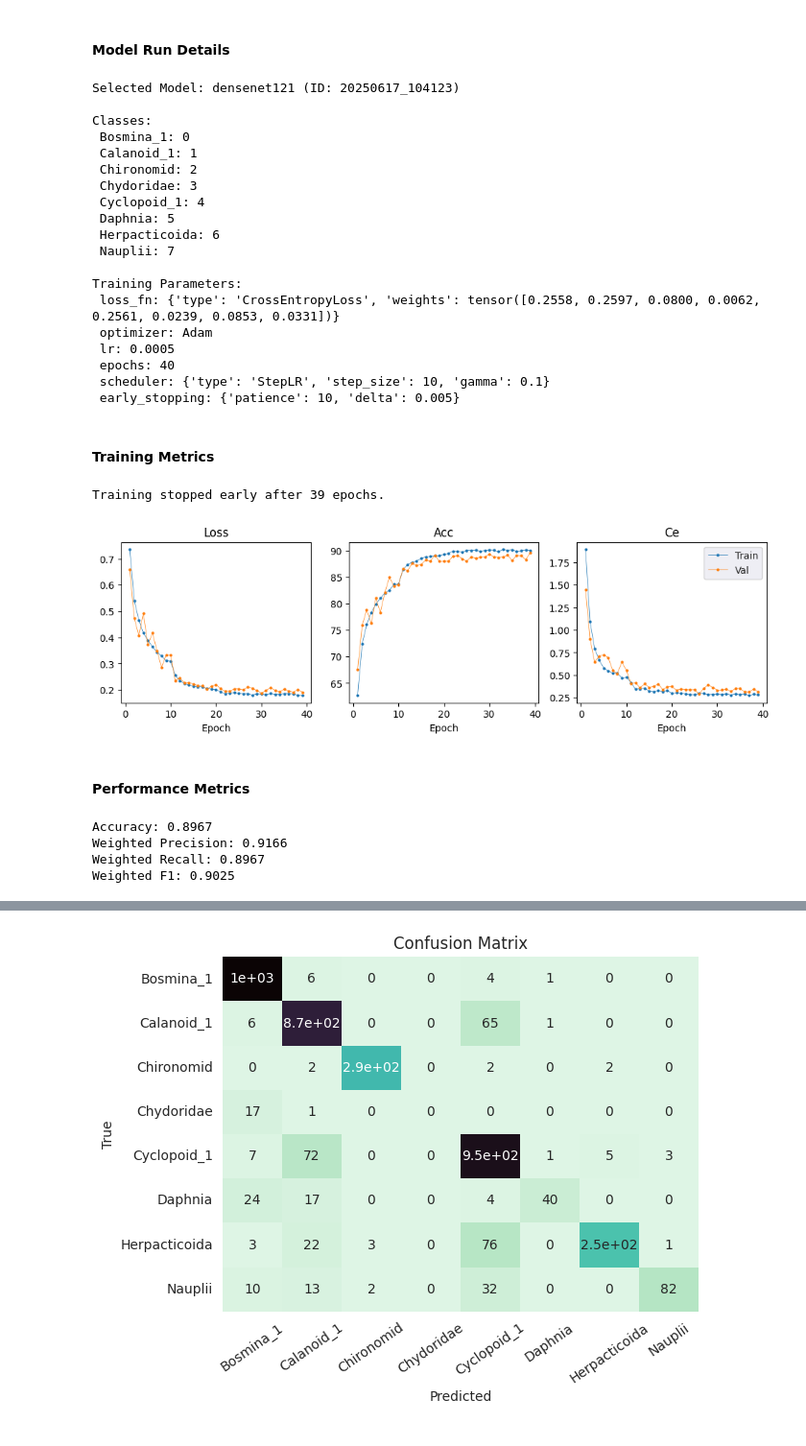
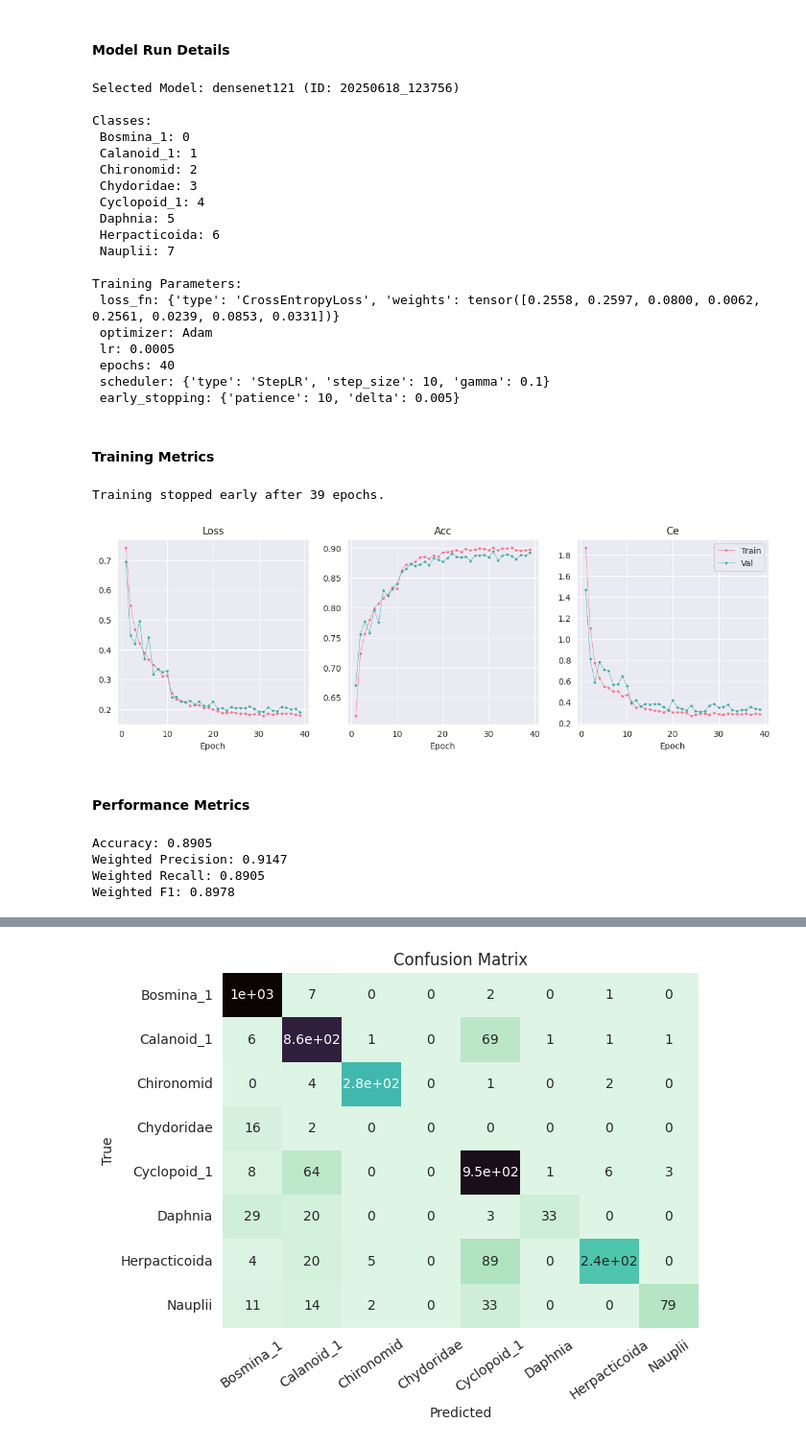
Before and after one commit to sofiar/Analysis_zooplankton, a Jupyter notebook: visualize_results.ipynb, the cells around one changed output, grey strips where cells are left out. Shown at 96% size. Drawn from its saved outputs; the diff is of its cells as text; code cells hidden in the pictures.

```diff
--- a/visualize_results.ipynb
+++ b/visualize_results.ipynb
@@ -26,7 +26,8 @@ With max_class_size increased to 5K, each run is ~ 400sec
 # %%
 # Corresponds to the desired model for displaying results.
 
-run_name = '20250617_104123_densenet121'
+run_name = '20250618_122437_densenet121'
+run_name = '20250618_123756_densenet121'
 # %% [markdown]
 #### Notebook & Data Set-Up
 # %%
@@ -70,7 +71,7 @@ print(f'Selected Model: {model_name} (ID: {model_id})')
 print('\nClasses:\n ' + '\n '.join(f'{cln}: {clid}' for cln, clid in class_map.items()))
 print('\nTraining Parameters:\n ' + '\n '.join(f'{p}: {pv}' for p, pv in hyperparameters.items()))
 # %% [output]
-Selected Model: densenet121 (ID: 20250617_104123)
+Selected Model: densenet121 (ID: 20250618_123756)
 
 Classes:
  Bosmina_1: 0
@@ -94,37 +95,38 @@ Training Parameters:
 # %%
 epochs = hyperparameters['epochs']
 actual_epochs = len(train_metrics['train_acc'])
 
 # Number of Epochs
 if actual_epochs < epochs:
     epochs_enum = list(range(1, actual_epochs+1))
     print(f'Training stopped early after {actual_epochs} epochs.')
 else:
     epochs_enum = list(range(1, epochs+1))
 
+sns.set_style('darkgrid')
+fig, axes = plt.subplots(1, 3, figsize = (14, 4), sharex = True)
+palette = sns.color_palette('husl', n_colors = 2)
 
-fig, axes = plt.subplots(1, 3, figsize = (12, 3), sharex = True)
-sns.set_style('darkgrid')
 metrics = ['loss', 'acc', 'ce']
 
 for i, metric in enumerate(metrics):
     train_values = train_metrics[f'train_{metric}']
     val_values = train_metrics[f'test_{metric}']
 
     if metric == 'acc':
-        train_values = [x * 100 for x in train_values]
+        val_values = [x / 100 for x in val_values]
 
-    axes[i].plot(epochs_enum, train_values, label = f'Train', marker='o', markersize=2, lw=0.5)
-    axes[i].plot(epochs_enum, val_values, label = f'Val', marker='o', markersize=2, lw=0.5)
+    axes[i].plot(epochs_enum, train_values, label = f'Train', marker = 'o', markersize = 2, lw = 0.5, color = palette[0])
+    axes[i].plot(epochs_enum, val_values, label = f'Val', marker = 'o', markersize = 2, lw = 0.5, color = palette[1])
 
     axes[i].set_title(metric.capitalize())
     axes[i].set_xlabel('Epoch')
 
 plt.legend()
 plt.show()
 # %% [output]
 Training stopped early after 39 epochs.
-[figure, old version]
+[figure, new version]
 # %% [markdown]
 #### Performance Metrics
 # %%
@@ -135,10 +137,10 @@ test_f1 = f1_score(y_pred, y_true, average = 'weighted')
 
 print(f'Accuracy: {test_acc:.4f}\nWeighted Precision: {test_prec:.4f}\nWeighted Recall: {test_recall:.4f}\nWeighted F1: {test_f1:.4f}')
 # %% [output]
-Accuracy: 0.8967
-Weighted Precision: 0.9166
-Weighted Recall: 0.8967
-Weighted F1: 0.9025
+Accuracy: 0.8905
+Weighted Precision: 0.9147
+Weighted Recall: 0.8905
+Weighted F1: 0.8978
 # %%
 y_true_OHE = label_binarize(y_true, classes = list(class_map.values())) # one hot encoded
 
```
Also changed, not shown: parts of 3 cells of this notebook, 3 other files.
